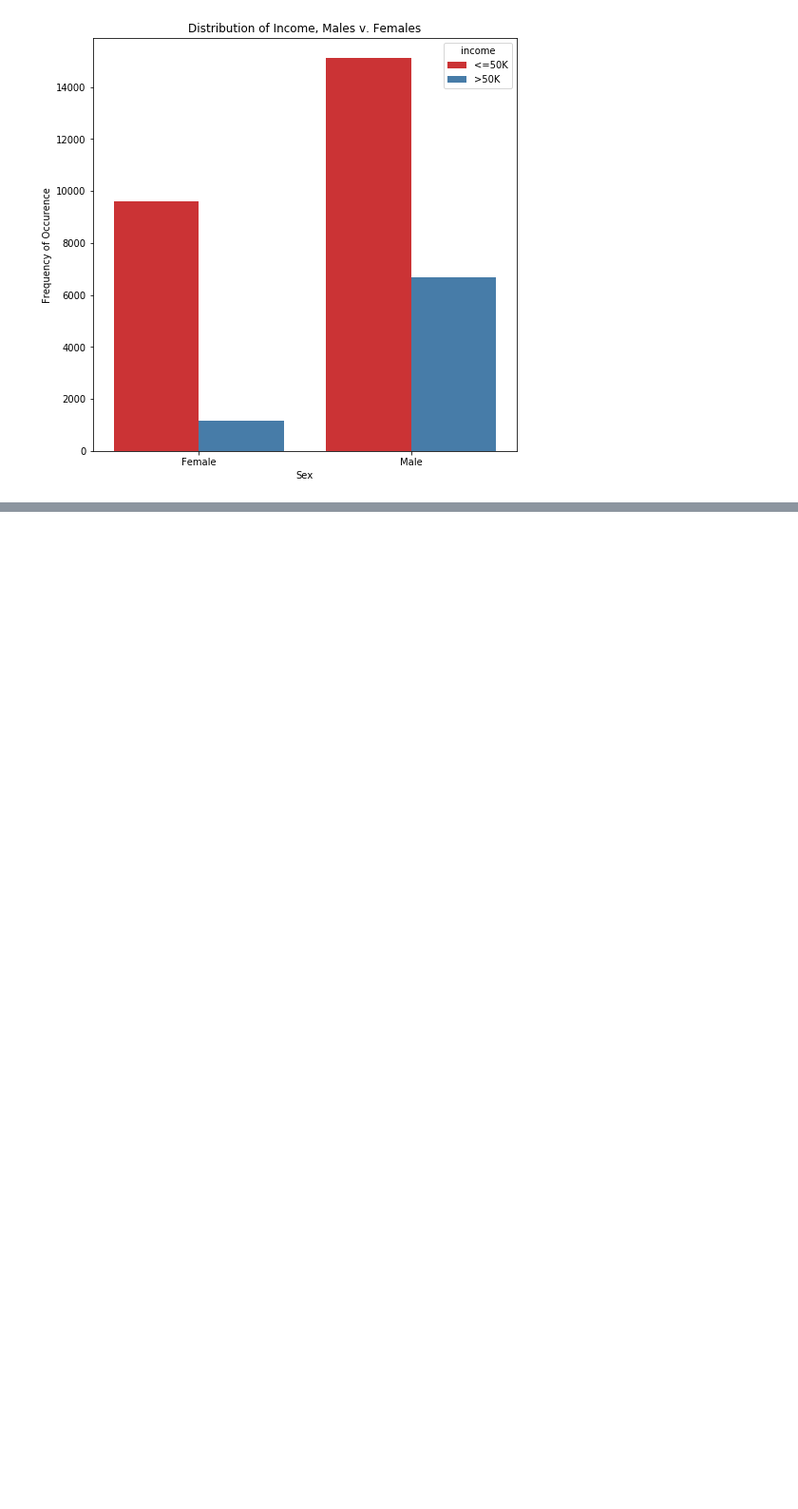
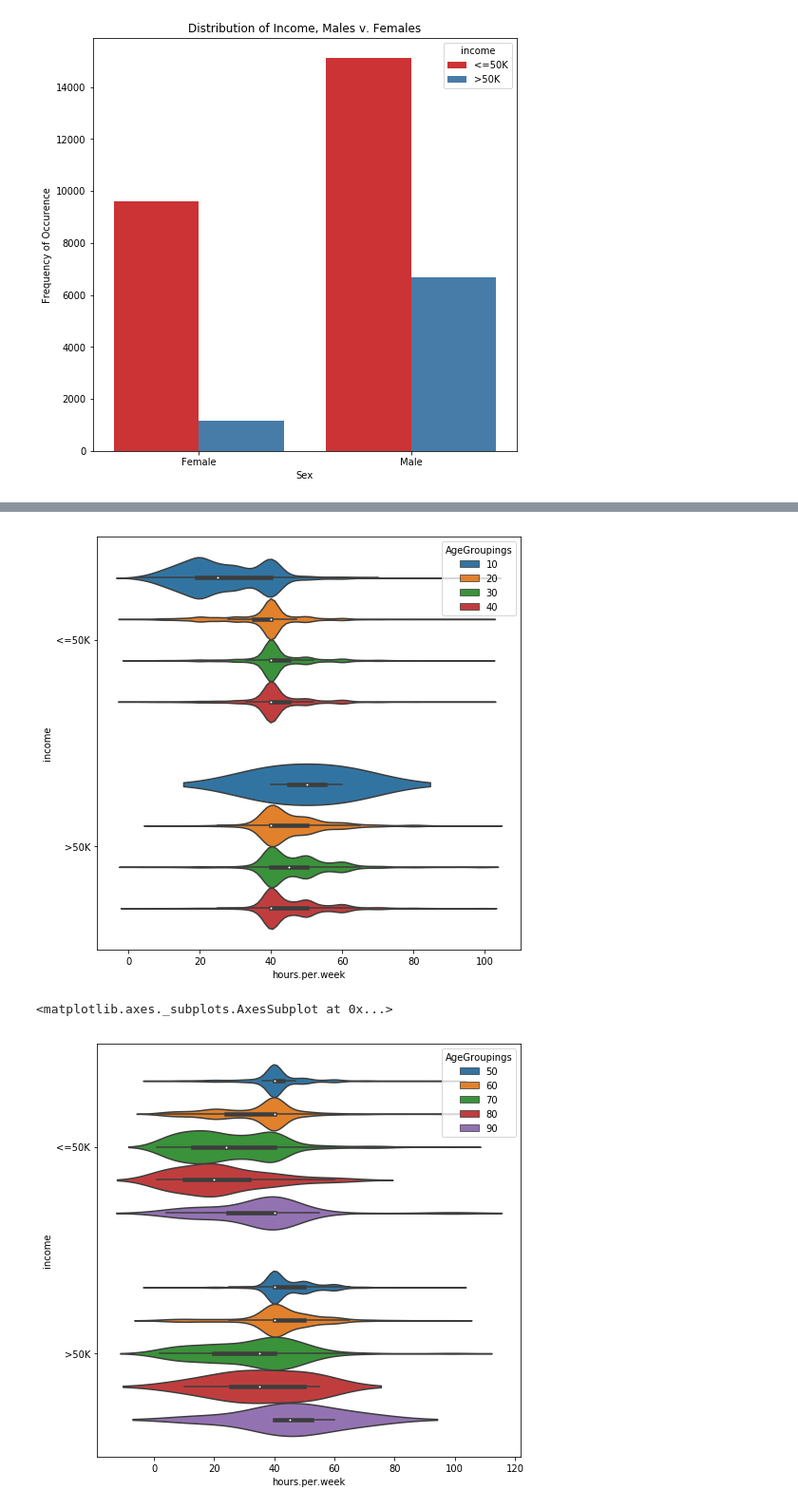
Before and after one commit to fairfield-university-ba505-fall2018/final-project-mike-frank-ben, a Jupyter notebook: Merged Project.ipynb, the cells around one changed output, grey strips where cells are left out. Shown: that part at 95% size. Drawn from its saved outputs; the diff is of its cells as text; code cells hidden in the pictures; blank space fills up the shorter version.

```diff
--- a/Merged Project.ipynb
+++ b/Merged Project.ipynb
@@ -272,0 +304,9 @@ plt.show()
+# %%
+raw_data['AgeGroupings']=raw_data['age'].astype(str).str[:-1]+'0'
+sns.violinplot(y='income',x='hours.per.week',data=raw_data[(raw_data['AgeGroupings'] < '50')],scale='width',hue='AgeGroupings')
+plt.show()
+sns.violinplot(y='income',x='hours.per.week',data=raw_data[(raw_data['AgeGroupings'] >= '50')],scale='width',hue='AgeGroupings')
+# %% [output]
+[figure, added]
+<matplotlib.axes._subplots.AxesSubplot at 0x...>
+[figure, added]
```
Also changed, not shown: parts of 7 cells of this notebook.
